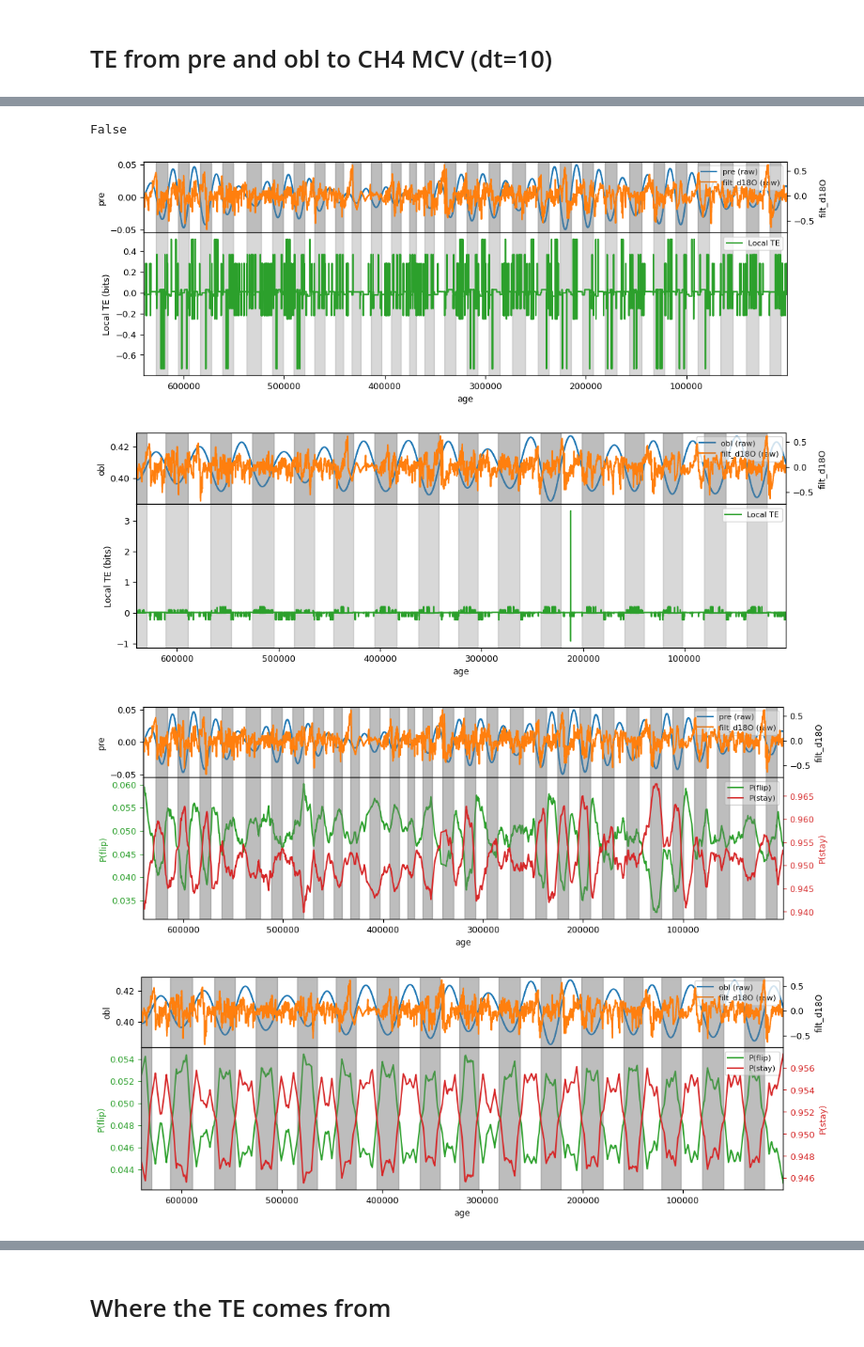
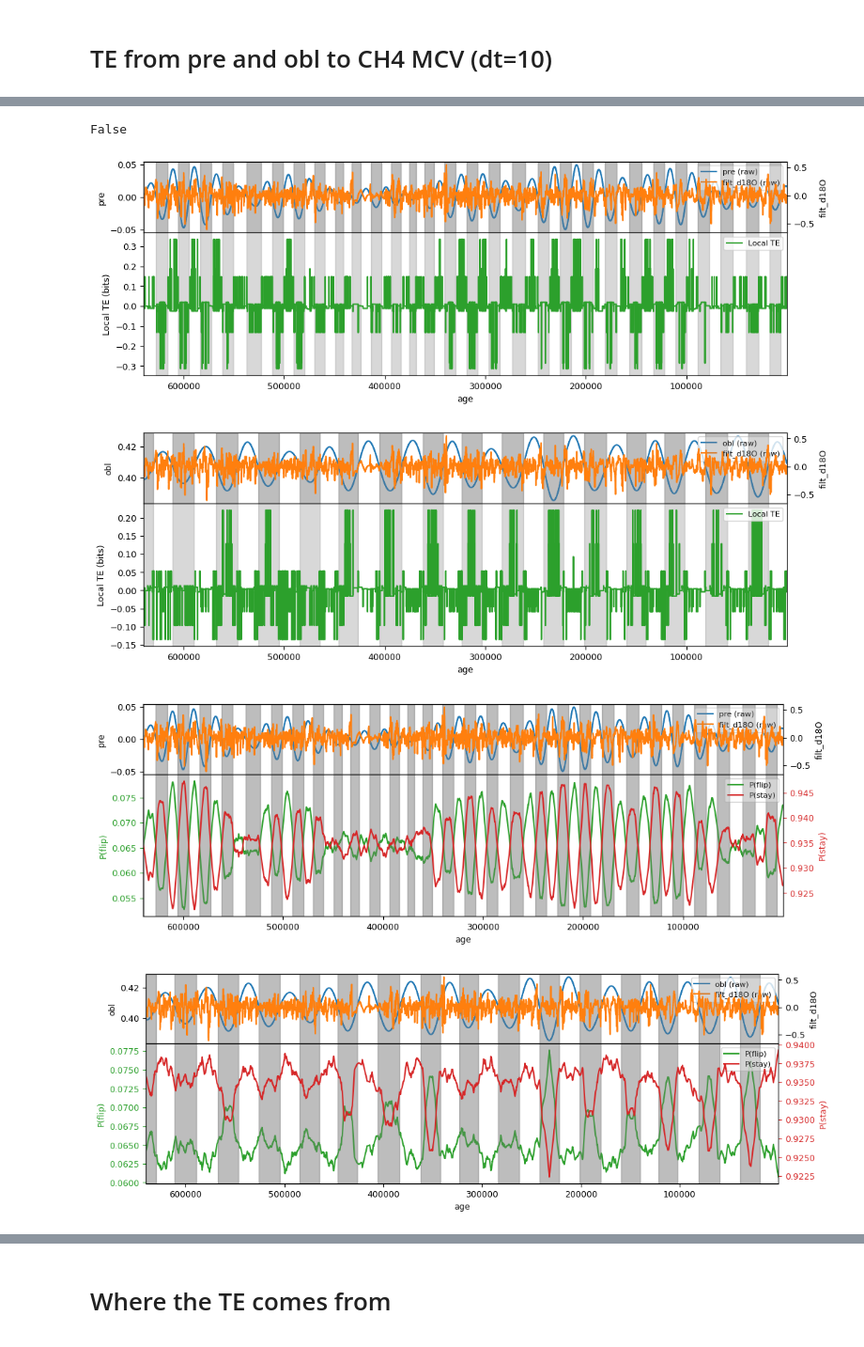
Before and after one commit to Peisong-Zheng/bipolar_seesaw_CCM, a Jupyter notebook: TE_DH_data_d18O.ipynb, the cells around one changed output, grey strips where cells are left out. Shown at 94% size. Cells and saved outputs as stored; diff of their text form; code cells hidden in the pictures.

```diff
--- a/TE_DH_data_d18O.ipynb
+++ b/TE_DH_data_d18O.ipynb
@@ -5,8 +5,8 @@ import matplotlib.pyplot as plt
 from scipy.signal import butter, filtfilt
 
 # read the csv data
-df_d18O_0_2 = pd.read_csv(r'D:\VScode\bipolar_seesaw_CCM\David_data\MD01-2444_339-U1385_benthic_d18O_hp_0.2kyr.csv')
-df_ZrSr_0_2 = pd.read_csv(r'D:\VScode\bipolar_seesaw_CCM\David_data\339-U1385_CaTi_ZrSr_hp_0.2kyr.csv')
+df_d18O_0_2 = pd.read_csv(r'D:\VScode\bipolar_seesaw_CCM\David_data\MD01-2444_339-U1385_benthic_d18O_hp.csv')
+df_ZrSr_0_2 = pd.read_csv(r'D:\VScode\bipolar_seesaw_CCM\David_data\339-U1385_CaTi_ZrSr_hp.csv')
 
 df_d18O_0_2['age']=df_d18O_0_2['age']*1000
 
@@ -36,4 +36,8 @@ df_filt_d18O.rename(columns={'d18O_hp': 'filt_d18O'}, inplace=True)
 
 # crop the age<=640,000
 df_filt_d18O = df_filt_d18O[df_filt_d18O['age'] <= 640000]
+
+
+print("Are there any NaN values in the interpolated d18O data?", df_d18O_0_2.isnull().values.any())
+print("Are there any NaN values in the interpolated ZrSr data?", df_ZrSr_0_2.isnull().values.any())
 # %% [output]
@@ -158,13 +163,13 @@ obl = df_obl_i['obl'].values    # target (obliquity)
 sq = df_sq_i['filt_d18O'].values    # target (residual)
 
 
-result,fig=sa.transfer_entropy_surrogate_test(pre,sq, forcing_bins=6, sq_bins=2, n_surr=100)
+result,fig=sa.transfer_entropy_surrogate_test(pre,sq, forcing_bins=6, sq_bins=2, n_surr=1000, k=4)
 
 # fig.savefig('TE_NGRIP.pdf',format='pdf',bbox_inches='tight')
 print(result)
 
 
-result,fig=sa.transfer_entropy_surrogate_test(obl,sq, forcing_bins=6, sq_bins=2, n_surr=100)
+result,fig=sa.transfer_entropy_surrogate_test(obl,sq, forcing_bins=6, sq_bins=2, n_surr=100, k=4)
 print(result)
 
 
@@ -218,5 +223,5 @@ True
 False
-[figure, old version]
+[figure, new version]
-[figure, old version]
+[figure, new version]
-[figure, old version]
+[figure, new version]
-[figure, old version]
+[figure, new version]
```
Also changed, not shown: parts of 14 cells of this notebook, 5 other files.
